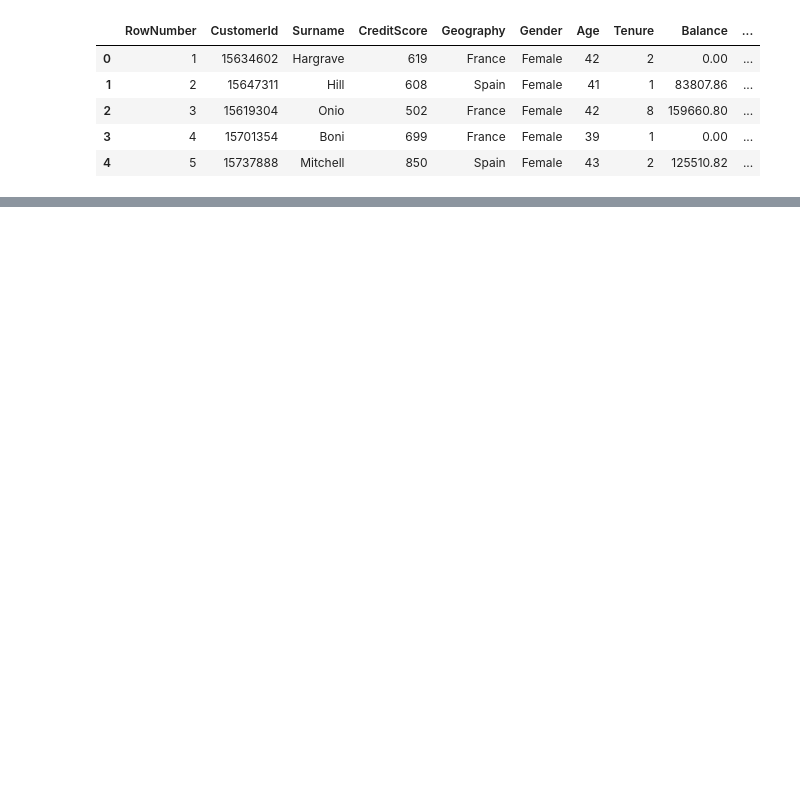
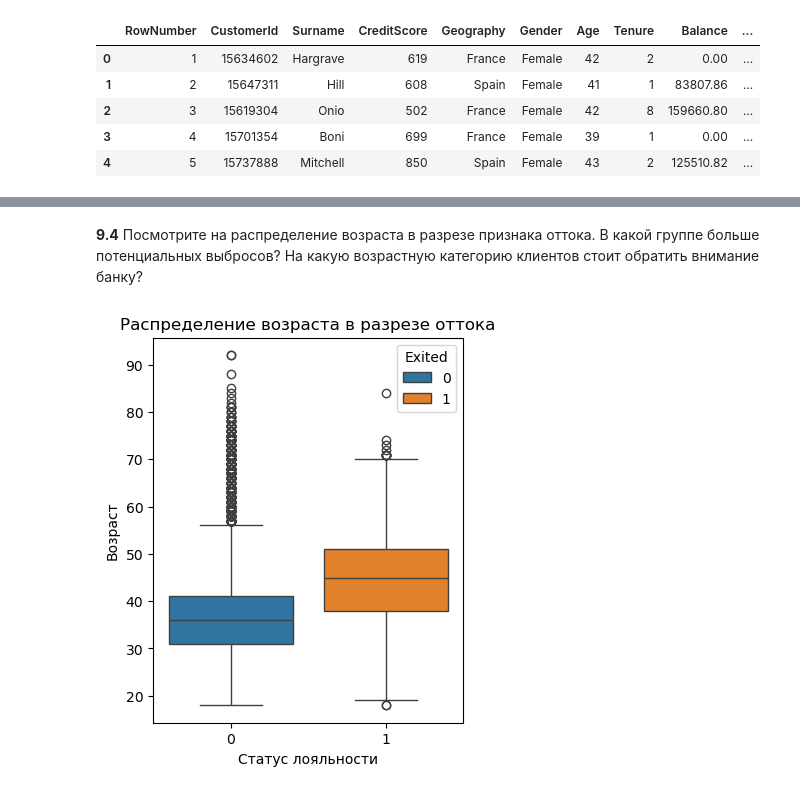
Before and after one commit to thetitorenko/sf_dspr, a Jupyter notebook: practice/PYTHON-13/PYTHON_13_Визуализация.ipynb, the cells around one changed output, grey strips where cells are left out. Cells and saved outputs as stored; diff of their text form; code cells hidden in the pictures; blank space fills up the shorter version.

```diff
--- a/practice/PYTHON-13/PYTHON_13_Визуализация.ipynb
+++ b/practice/PYTHON-13/PYTHON_13_Визуализация.ipynb
@@ -31,0 +167,13 @@ Exited — статус лояльности (1 — ушедший клиент,
+# %% [markdown]
+**9.4** Посмотрите на распределение возраста в разрезе признака оттока. В какой группе больше потенциальных выбросов? На какую возрастную категорию клиентов стоит обратить внимание банку?
+# %%
+# Строим коробчатую диаграмму распределения возраста в разрезе оттока
+fig = plt.figure(figsize=(4, 5))
+box = sns.boxplot(churn_data, x='Exited', y='Age', hue='Exited')
+box.set_title('Распределение возраста в разрезе оттока')
+box.set_xlabel('Статус лояльности')
+box.set_ylabel('Возраст')
+
+plt.show()
+# %% [output]
+[figure, added]
```
Also changed, not shown: parts of 28 cells of this notebook.
